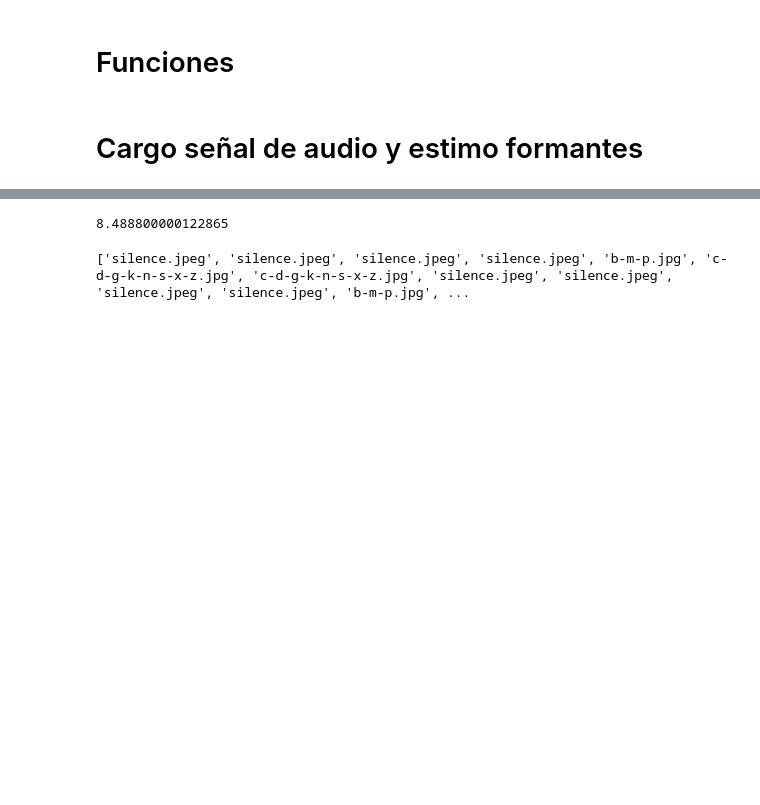
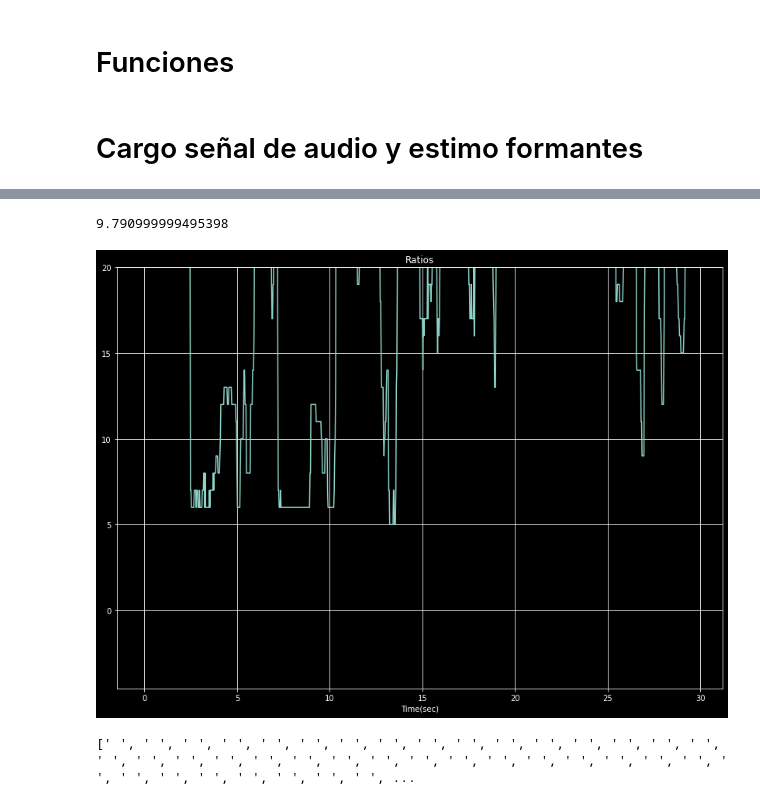
Before and after one commit to EzequielVijande/Proyectos-de-Voz, a Jupyter notebook: Proyecto 1/FormantEstimate.ipynb, the cells around one changed output, grey strips where cells are left out. Saved outputs shown, nothing was run; the diff lists cells and outputs as text; code cells hidden in the pictures; blank space fills up the shorter version.

```diff
--- a/Proyecto 1/FormantEstimate.ipynb
+++ b/Proyecto 1/FormantEstimate.ipynb
@@ -149,7 +150,7 @@ def classifier(speech_features, spectrum, fs, sex="male"):
         if speech_features.is_voiced:
             if speech_features.is_lf:
                 if past_status == 'sound':
-                    if speech_feature.is_sonorant:
+                    if speech_features.is_sonorant:
                         past_status = 'sound'
                         formants = GetPeaks(spectrum, fs, start_freq=100,end_freq=4500)
                         F1 = formants[0]
@@ -187,13 +188,21 @@ new_fs = 1e4
 lpc_order = 14
 #Tresholds
 energy_th = 5e-3
-zc_threshold = 20 #FALTA DEFINIR
-sonorant_th = 1.5 #FALTA DEFINIR
-epsilon = 10e-6
+zc_threshold = 150 #FALTA DEFINIR
+sonorant_th = 50 #FALTA DEFINIR
+sonorant_zc_th = 20
+epsilon = 1e-5
 #Window audio
-frames = frame(audio, 565, 565, axis=0)
+samples_n = int(256e-4*sr)
+frames = frame(audio, samples_n, samples_n, axis=0)
 images = []
 time_taken = []
+#Debugging
+zero_crossings = []
+voiced_list = []
+phoneme_list = []
+ratio_list = []
+i=0
 
 for buffer in frames:
     start_time = perf_counter()
@@ -201,7 +210,7 @@ for buffer in frames:
     is_voiced = False # done
     is_lf = False # done
     is_sonorant = False
-    windowed_frame = buffer * np.hanning(565)
+    windowed_frame = buffer * np.hanning(samples_n)
 
     #LPC y espectro
     hp_filtered = preemphasis(windowed_frame, coef=1)
@@ -222,7 +231,7 @@ for buffer in frames:
         is_lf = False
     else:
         is_lf = True
-
+    zero_crossings.append( (i, zero_crosses_count) )
     # Voiced or Unvoiced
 
     # 1. Calculate Zero-crossing count Nz, the number of zero crossing in the block
@@ -269,9 +278,11 @@ for buffer in frames:
 
     # Choose minimized distance category
     if d_unvoiced < d_voiced:
+        is_voiced = False
+        voiced_list.append(0)
+    else:
         is_voiced = True
-    else:
-        is_voiced = False
+        voiced_list.append(1)
 
     # Sonorant or Vowel
     start_indx = int(640*(len(windowed_frame)/sr)) #Start calculation from 640Hz
@@ -282,8 +293,9 @@ for buffer in frames:
     end_indx = int(3000*(len(windowed_frame)/sr))  #End calculation at 300Hz
     high_freq_energy = np.dot(spectrum[start_indx:end_indx], spectrum[start_indx:end_indx]) #Energy
 
-    ratio = high_freq_energy / low_freq_energy
-    if ratio > sonorant_th:
+    ratio = low_freq_energy / high_freq_energy
+    ratio_list.append(ratio)
+    if (ratio < sonorant_th) and (zero_crosses_count <sonorant_zc_th):
         is_sonorant = True
     else:
         is_sonorant = False
@@ -292,11 +304,29 @@ for buffer in frames:
     phoneme = classifier(sf,spectrum, sr)
     image = images_dict[phoneme]
     images.append(image)
+    i = i+1
+    phoneme_list.append(phoneme)
     time_taken.append(perf_counter() - start_time)
 print(np.max(time_taken)*1000 )
 # %% [output]
-8.488800000122865
+9.790999999495398
+# %%
+frame_id = []
+cross = []
+for crossing in zero_crossings:
+    frame_id.append( crossing[0]*256e-4 )
+    cross.append( crossing[1] )
+plt.figure(figsize=(14,10))
+plt.title("Ratios")
+plt.xlabel("Time(sec)")
+plt.grid(True)
+#plt.plot(frame_id, cross)
+plt.plot(frame_id, medfilt(np.array(cross),7) )
+plt.ylim(top=20)
+plt.show()
+# %% [output]
+[figure, added]
 # %%
-print(images)
+print(phoneme_list)
 # %% [output]
-['silence.jpeg', 'silence.jpeg', 'silence.jpeg', 'silence.jpeg', 'b-m-p.jpg', 'c-d-g-k-n-s-x-z.jpg', 'c-d-g-k-n-s-x-z.jpg', 'silence.jpeg', 'silence.jpeg', 'silence.jpeg', 'silence.jpeg', 'b-m-p.jpg', ...
+[' ', ' ', ' ', ' ', ' ', ' ', ' ', ' ', ' ', ' ', ' ', ' ', ' ', ' ', ' ', ' ', ' ', ' ', ' ', ' ', ' ', ' ', ' ', ' ', ' ', ' ', ' ', ' ', ' ', ' ', ' ', ' ', ' ', ' ', ' ', ' ', ' ', ' ', ' ', ' ', ...
```
Also changed, not shown: parts of 2 cells of this notebook, 4 other files.
